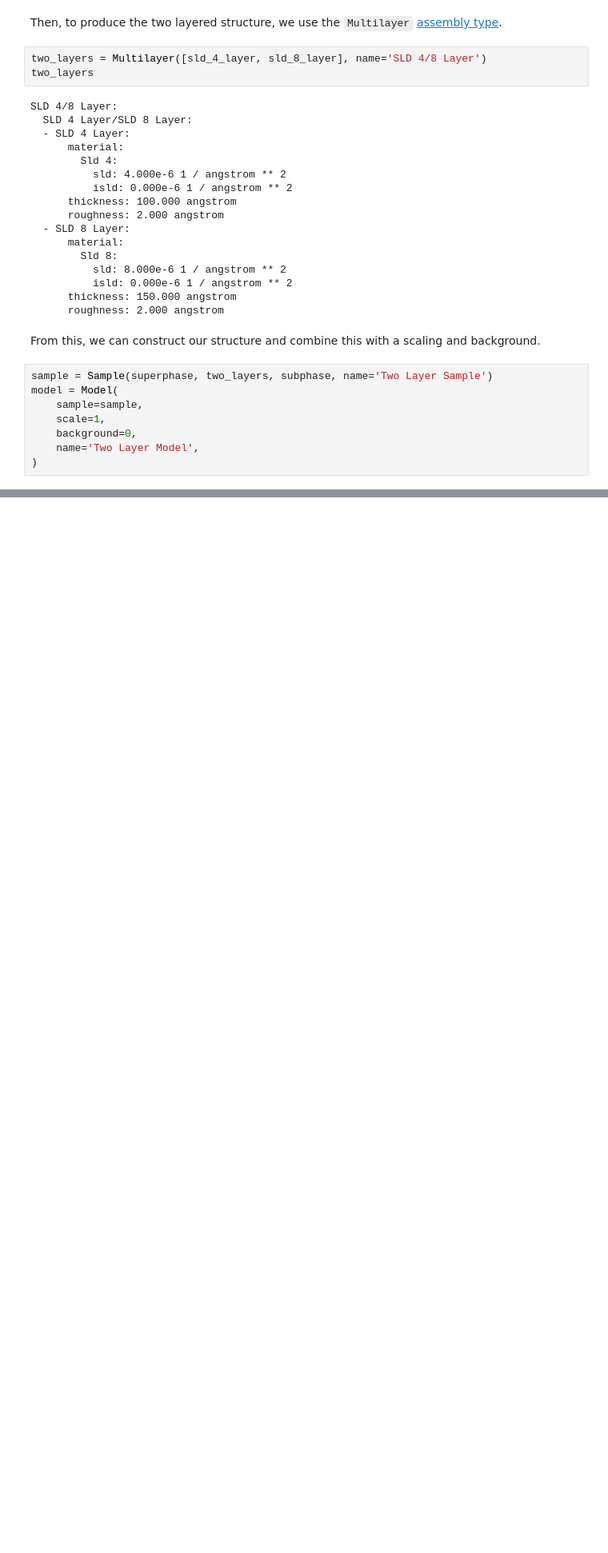
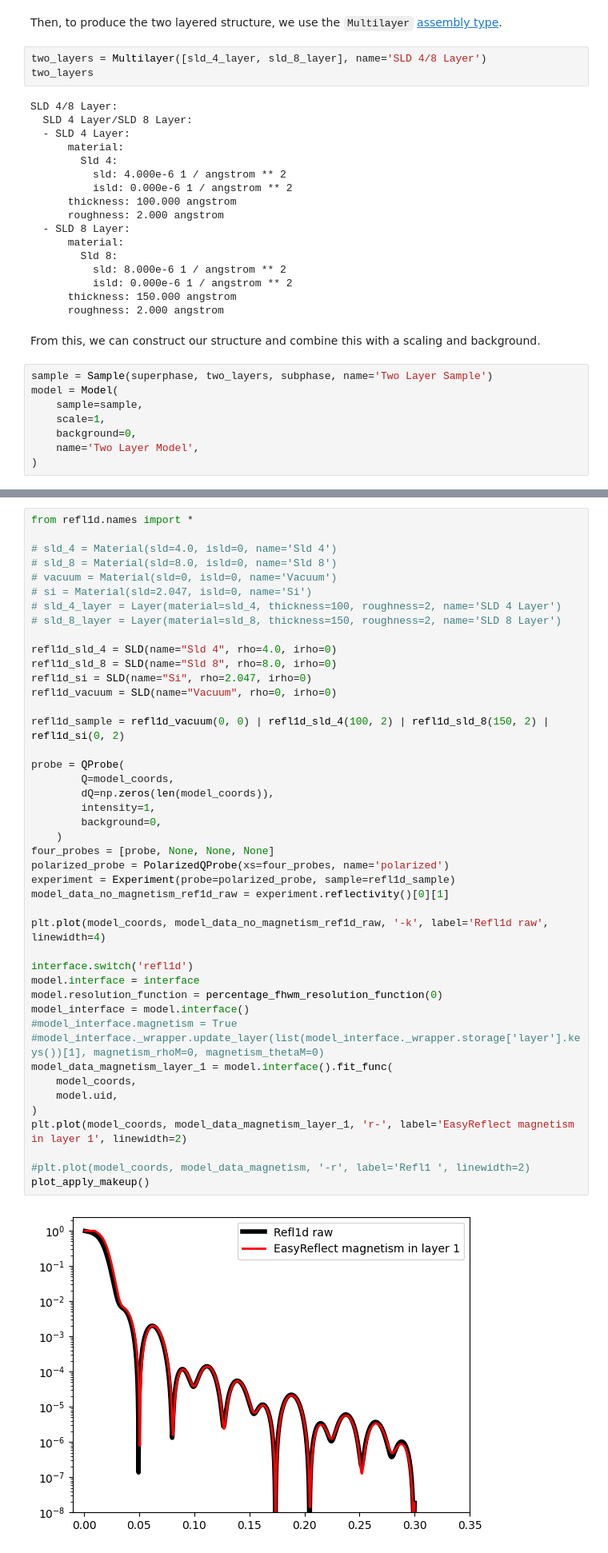
Before and after one commit to EasyScience/EasyReflectometryLib, a Jupyter notebook: docs/src/tutorials/magnetism.ipynb, the cells around one changed output, grey strips where cells are left out. Shown: that part at 80% size. Drawn from its saved outputs; the diff is of its cells as text; blank space fills up the shorter version.

```diff
--- a/docs/src/tutorials/magnetism.ipynb
+++ b/docs/src/tutorials/magnetism.ipynb
@@ -158,0 +198,46 @@ From the plots it is apparent that an increasing resolution flattens the reflect
+# %%
+from refl1d.names import *
+
+# sld_4 = Material(sld=4.0, isld=0, name='Sld 4')
+# sld_8 = Material(sld=8.0, isld=0, name='Sld 8')
+# vacuum = Material(sld=0, isld=0, name='Vacuum')
+# si = Material(sld=2.047, isld=0, name='Si')
+# sld_4_layer = Layer(material=sld_4, thickness=100, roughness=2, name='SLD 4 Layer')
+# sld_8_layer = Layer(material=sld_8, thickness=150, roughness=2, name='SLD 8 Layer')
+
+refl1d_sld_4 = SLD(name="Sld 4", rho=4.0, irho=0)
+refl1d_sld_8 = SLD(name="Sld 8", rho=8.0, irho=0)
+refl1d_si = SLD(name="Si", rho=2.047, irho=0)
+refl1d_vacuum = SLD(name="Vacuum", rho=0, irho=0)
+
+refl1d_sample = refl1d_vacuum(0, 0) | refl1d_sld_4(100, 2) | refl1d_sld_8(150, 2) | refl1d_si(0, 2)
+
+probe = QProbe(
+        Q=model_coords,
+        dQ=np.zeros(len(model_coords)),
+        intensity=1,
+        background=0,
+    )
+four_probes = [probe, None, None, None]
+polarized_probe = PolarizedQProbe(xs=four_probes, name='polarized')
+experiment = Experiment(probe=polarized_probe, sample=refl1d_sample)
+model_data_no_magnetism_ref1d_raw = experiment.reflectivity()[0][1]
+
+plt.plot(model_coords, model_data_no_magnetism_ref1d_raw, '-k', label='Refl1d raw', linewidth=4)
+
+interface.switch('refl1d')
+model.interface = interface
+model.resolution_function = percentage_fhwm_resolution_function(0)
+model_interface = model.interface()
+#model_interface.magnetism = True
+#model_interface._wrapper.update_layer(list(model_interface._wrapper.storage['layer'].keys())[1], magnetism_rhoM=0, magnetism_thetaM=0)
+model_data_magnetism_layer_1 = model.interface().fit_func(
+    model_coords,
+    model.uid,
+)
+plt.plot(model_coords, model_data_magnetism_layer_1, 'r-', label='EasyReflect magnetism in layer 1', linewidth=2)
+
+#plt.plot(model_coords, model_data_magnetism, '-r', label='Refl1 ', linewidth=2)
+plot_apply_makeup()
+# %% [output]
+[figure, added]
```
Also changed, not shown: parts of 12 cells of this notebook.
